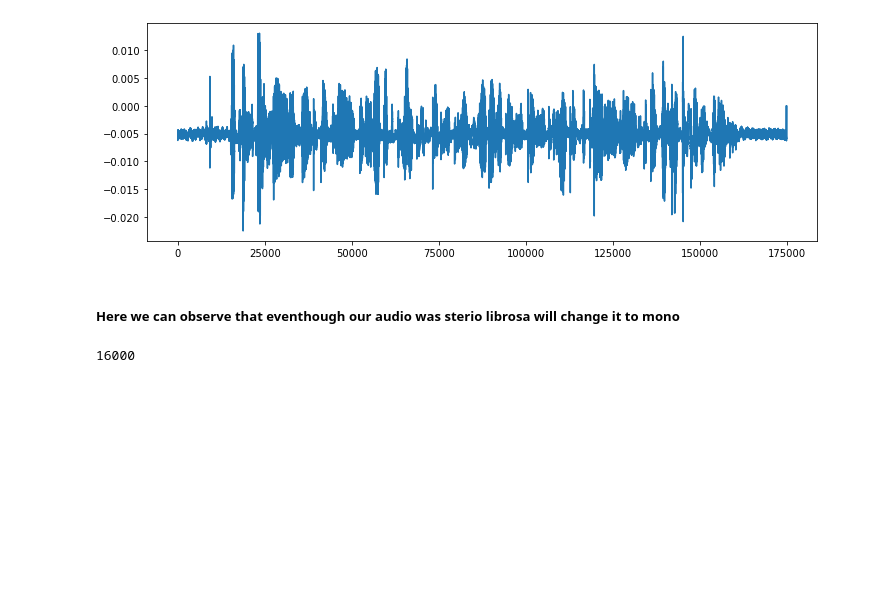
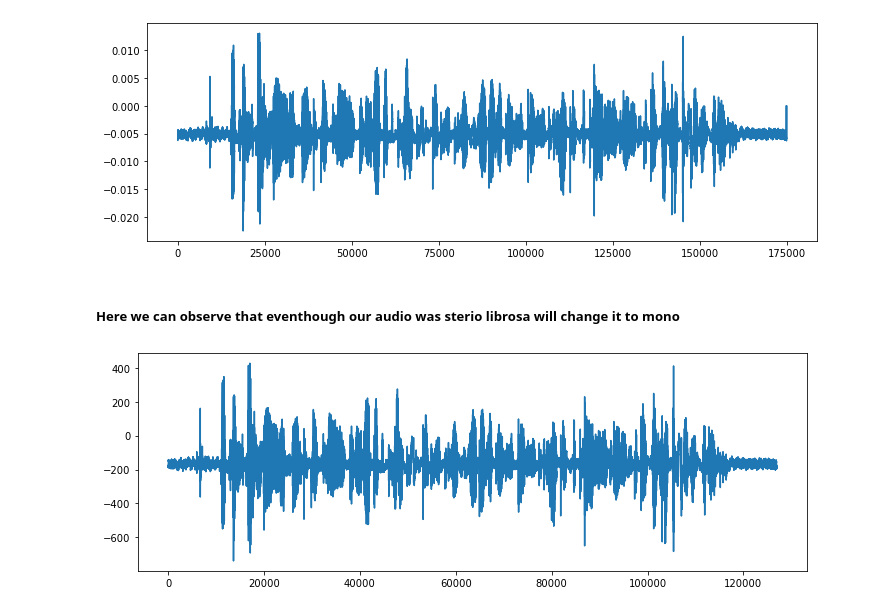
Before and after one commit to Micky373/speech_to_text, a Jupyter notebook: notebooks/featurization.ipynb, the cells around one changed output. Saved outputs shown, nothing was run; the diff lists cells and outputs as text; code cells hidden in the pictures; blank space fills up the shorter version.

Commit message:
Plot audio file using scipy

```diff
--- a/notebooks/featurization.ipynb
+++ b/notebooks/featurization.ipynb
@@ -34,7 +34,9 @@ The sample rate using librosa is:  22050
 # Lets use the scipy to load the data
 
 wave_sample_rate , wave_audio = wav.read(path)
-# %%
-wave_sample_rate
-# %% [output]
-16000
+# %%
+plt.figure(figsize=(12,4))
+plt.plot(wave_audio)
+plt.show()
+# %% [output]
+[figure, added]
```
